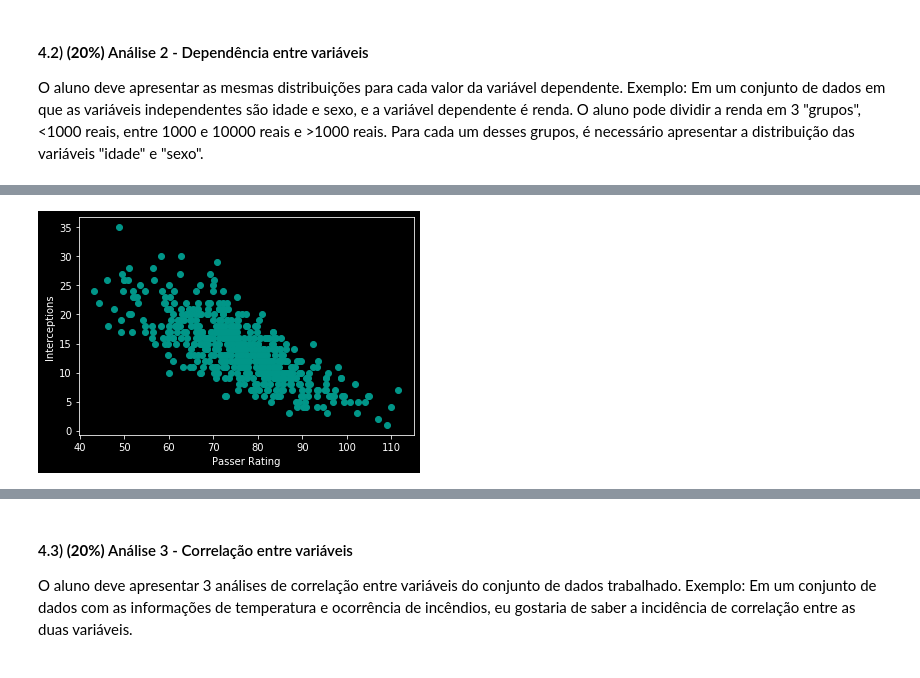
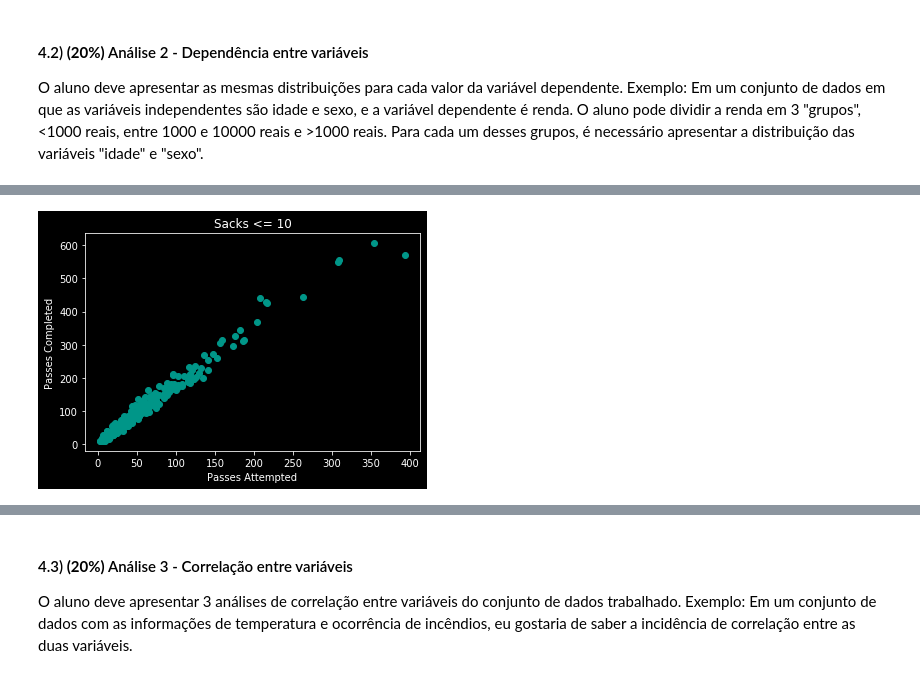
Before and after one commit to gabrielmsdiniz/nfl-stats, a Jupyter notebook: src/analysis.ipynb, the cells around one changed output, grey strips where cells are left out. Cells and saved outputs as stored; diff of their text form; code cells hidden in the pictures.

```diff
--- a/src/analysis.ipynb
+++ b/src/analysis.ipynb
@@ -260,14 +245,14 @@ plt.show()
-# %%
-between_10_and_20_td_pass = pass_stats[(pass_stats['TD Passes'] > 10) &
- (pass_stats['TD Passes'] <= 20)]
-
-rating = between_10_and_20_td_pass['Passer Rating']
-interceptions = between_10_and_20_td_pass['Ints']
-
-
-plt.scatter(rating, interceptions, color='#009688')
-plt.xlabel('Passer Rating')
-plt.ylabel('Interceptions')
-plt.show()
-# %% [output]
-[figure, removed]
+# %%
+sacks_less_10 = pass_stats[(pass_stats['Sacks'] > 0) & (pass_stats['Sacks'] <= 10)]
+
+pass_completed_10 = sacks_less_10['Passes Completed']
+pass_attempted_10 = sacks_less_10['Passes Attempted']
+
+
+plt.scatter(pass_completed_10, pass_attempted_10, color='#009688')
+plt.xlabel('Passes Attempted')
+plt.ylabel('Passes Completed')
+plt.title('Sacks <= 10')
+plt.show()
+# %% [output]
+[figure, added]
```
Also changed, not shown: parts of 8 cells of this notebook.
